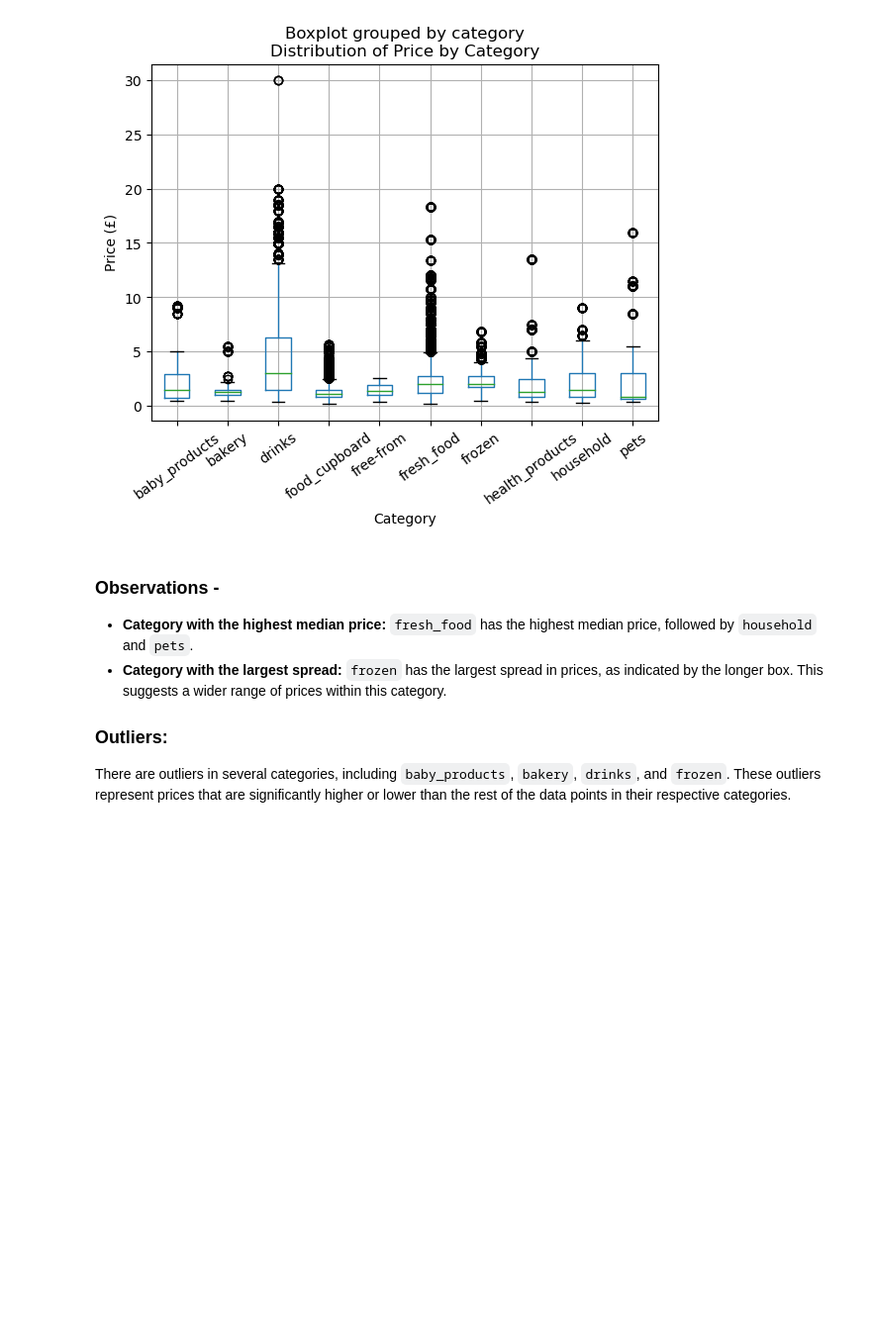
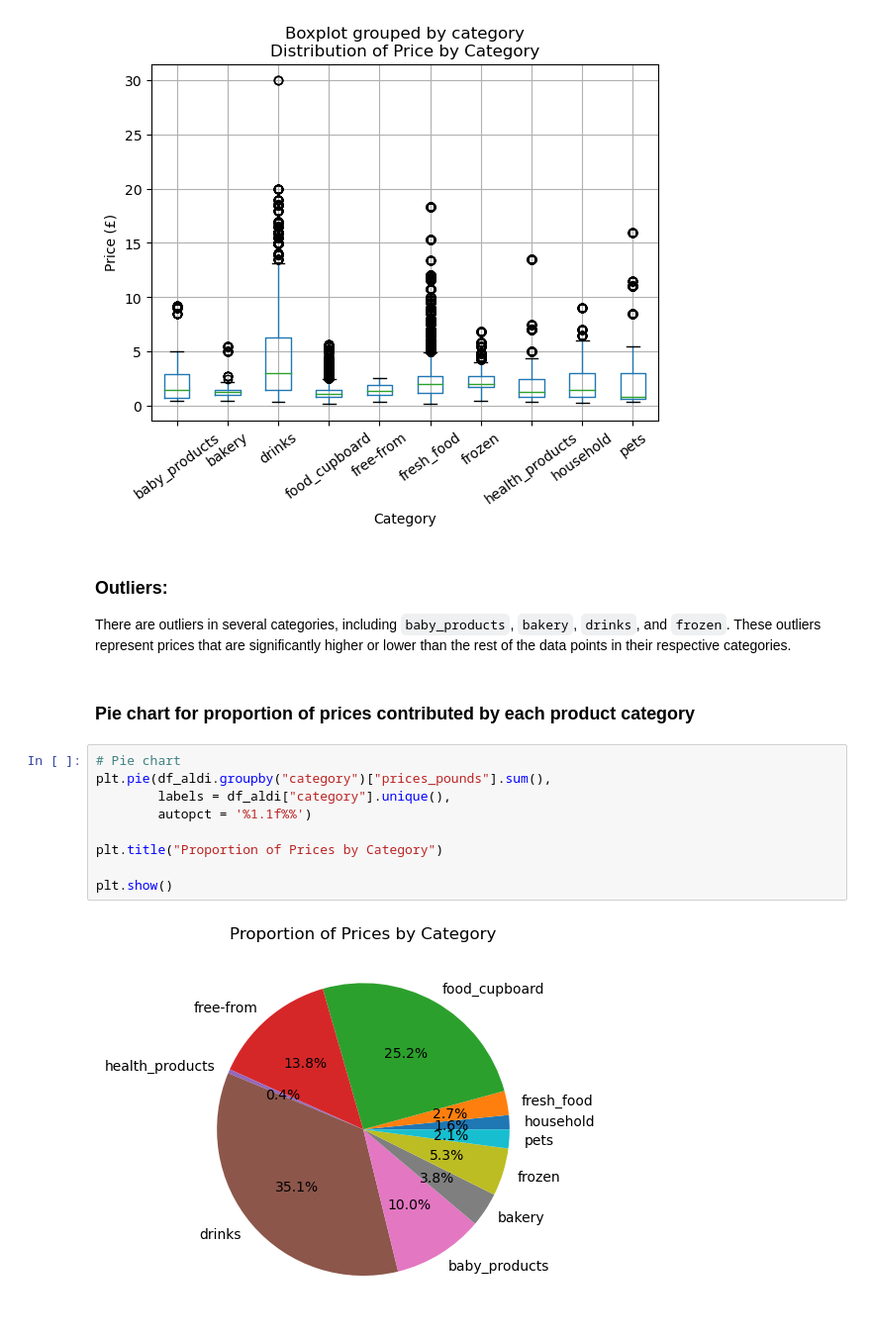
Before and after one commit to purvij07/Revenue-Prediction-Customer-Analytics-for-Supermarket-Data, a Jupyter notebook: code/Aldi_dataset.ipynb, the cells around one changed output. Shown at 99% size. Cells and saved outputs as stored; diff of their text form; blank space fills up the shorter version.

```diff
--- a/code/Aldi_dataset.ipynb
+++ b/code/Aldi_dataset.ipynb
@@ -210,9 +210,18 @@ plt.show()
 # %% [output]
 [figure]
 # %% [markdown]
-### Observations -
-* **Category with the highest median price:** `fresh_food` has the highest median price, followed by `household` and `pets`.
-* **Category with the largest spread:** `frozen` has the largest spread in prices, as indicated by the longer box. This suggests a wider range of prices within this category.
-
 ### Outliers:
 There are outliers in several categories, including `baby_products`, `bakery`, `drinks`, and `frozen`. These outliers represent prices that are significantly higher or lower than the rest of the data points in their respective categories.
+# %% [markdown]
+### Pie chart for proportion of prices contributed by each product category
+# %%
+# Pie chart
+plt.pie(df_aldi.groupby("category")["prices_pounds"].sum(),
+        labels = df_aldi["category"].unique(),
+        autopct = '%1.1f%%')
+
+plt.title("Proportion of Prices by Category")
+
+plt.show()
+# %% [output]
+[figure, added]
```
Also changed, not shown: parts of 10 cells of this notebook, 1 other file.
